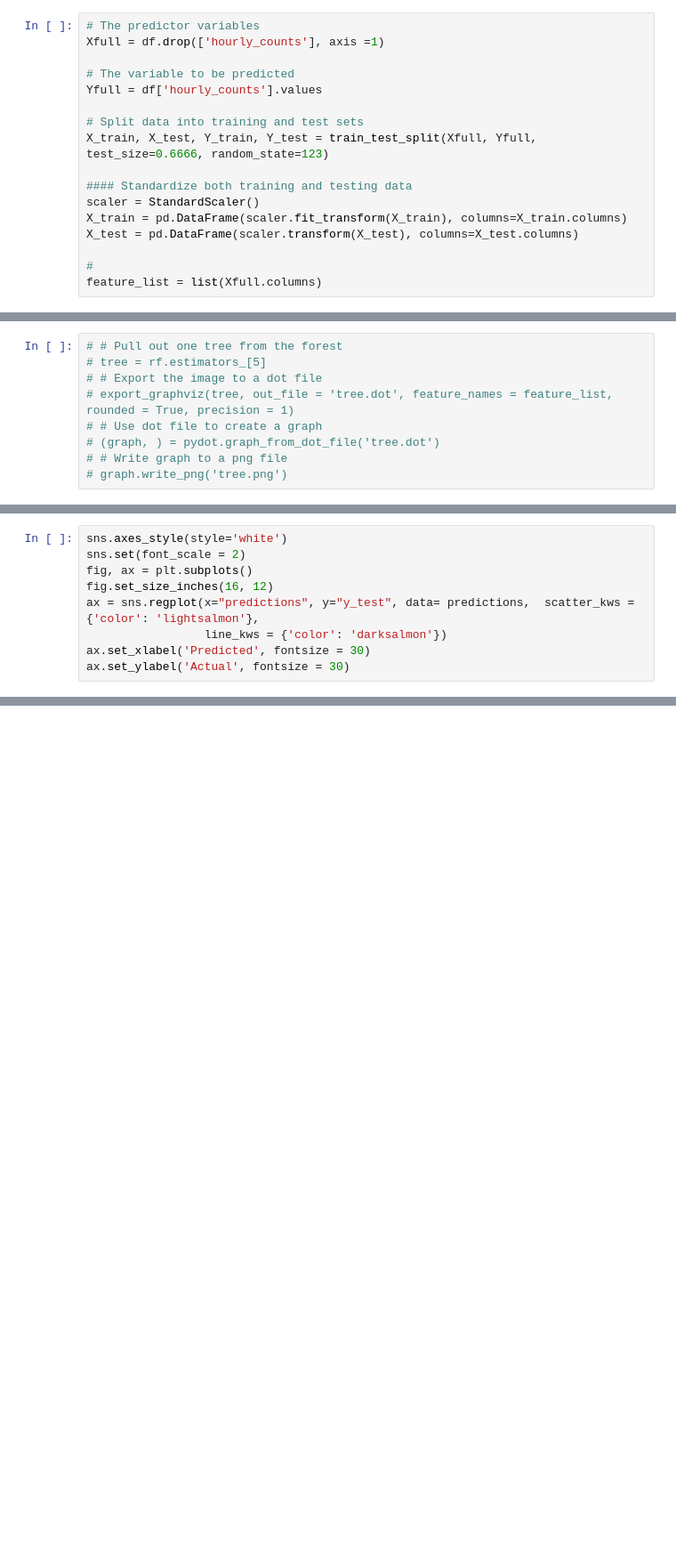
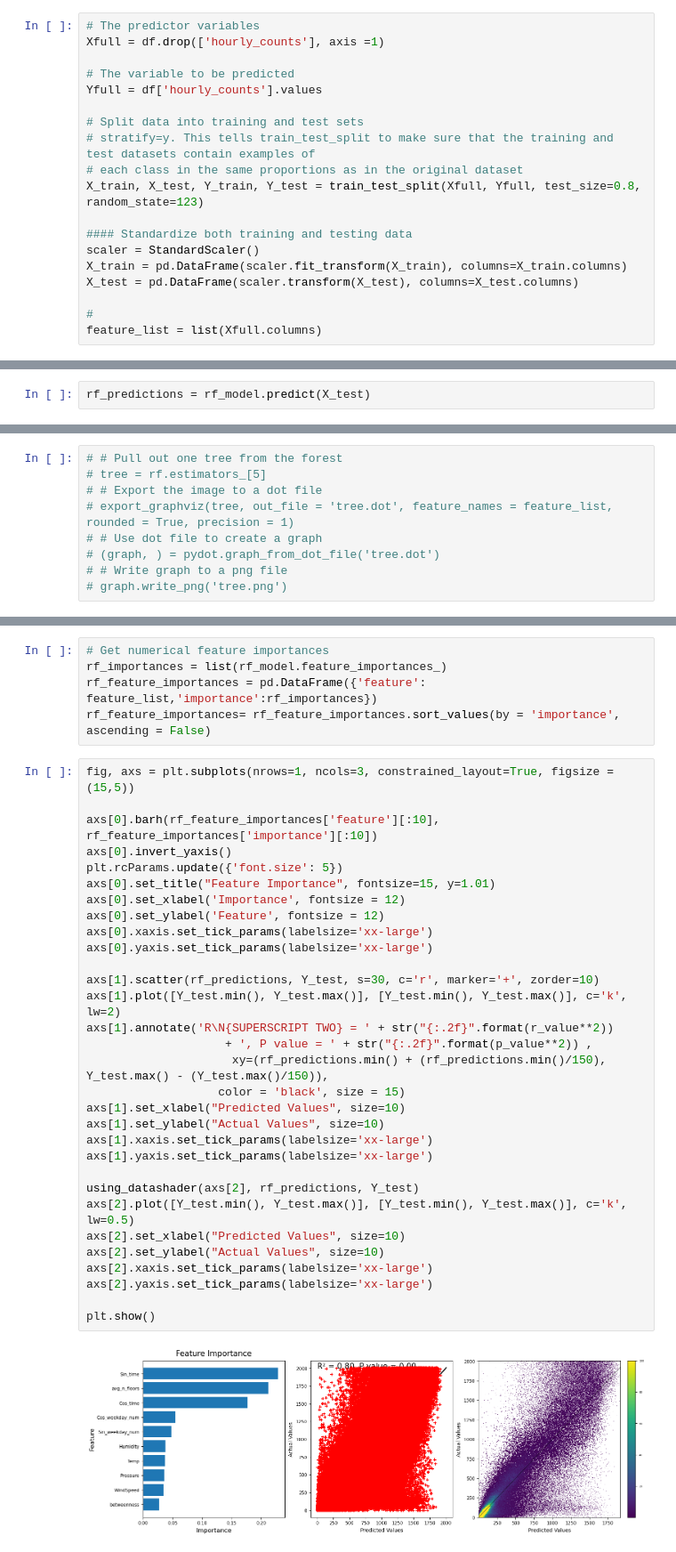
Before and after one commit to nickmalleson/footfall, a Jupyter notebook: MelbourneAnalysis/Modelling/NewModelling-AllVariables(NoSubtypes).ipynb, the cells around one changed output, grey strips where cells are left out. Shown: that part at 89% size. Cells and saved outputs as stored; diff of their text form; blank space fills up the shorter version.

```diff
--- a/MelbourneAnalysis/Modelling/NewModelling-AllVariables(NoSubtypes).ipynb
+++ b/MelbourneAnalysis/Modelling/NewModelling-AllVariables(NoSubtypes).ipynb
@@ -175,7 +91,9 @@ Xfull = df.drop(['hourly_counts'], axis =1)
 Yfull = df['hourly_counts'].values
 
 # Split data into training and test sets
-X_train, X_test, Y_train, Y_test = train_test_split(Xfull, Yfull, test_size=0.6666, random_state=123)
+# stratify=y. This tells train_test_split to make sure that the training and test datasets contain examples of
+# each class in the same proportions as in the original dataset
+X_train, X_test, Y_train, Y_test = train_test_split(Xfull, Yfull, test_size=0.8, random_state=123)
 
 #### Standardize both training and testing data
 scaler = StandardScaler()
@@ -393,0 +205,2 @@ mape = 100 * (errors / Y_test)
+# %%
+rf_predictions = rf_model.predict(X_test)
@@ -628,9 +234,0 @@ ax.set_ylabel('Feature', fontsize = 30)
-# %%
-sns.axes_style(style='white')
-sns.set(font_scale = 2)
-fig, ax = plt.subplots()
-fig.set_size_inches(16, 12)
-ax = sns.regplot(x="predictions", y="y_test", data= predictions,  scatter_kws = {'color': 'lightsalmon'},
-                 line_kws = {'color': 'darksalmon'})
-ax.set_xlabel('Predicted', fontsize = 30)
-ax.set_ylabel('Actual', fontsize = 30)
@@ -636,0 +247,38 @@ ax.set_ylabel('Actual', fontsize = 30)
+# %%
+# Get numerical feature importances
+rf_importances = list(rf_model.feature_importances_)
+rf_feature_importances = pd.DataFrame({'feature': feature_list,'importance':rf_importances})
+rf_feature_importances= rf_feature_importances.sort_values(by = 'importance', ascending = False)
+# %%
+fig, axs = plt.subplots(nrows=1, ncols=3, constrained_layout=True, figsize = (15,5))
+
+axs[0].barh(rf_feature_importances['feature'][:10], rf_feature_importances['importance'][:10])
+axs[0].invert_yaxis()
+plt.rcParams.update({'font.size': 5})
+axs[0].set_title("Feature Importance", fontsize=15, y=1.01)
+axs[0].set_xlabel('Importance', fontsize = 12)
+axs[0].set_ylabel('Feature', fontsize = 12)
+axs[0].xaxis.set_tick_params(labelsize='xx-large')
+axs[0].yaxis.set_tick_params(labelsize='xx-large')
+
+axs[1].scatter(rf_predictions, Y_test, s=30, c='r', marker='+', zorder=10)
+axs[1].plot([Y_test.min(), Y_test.max()], [Y_test.min(), Y_test.max()], c='k', lw=2)
+axs[1].annotate('R\N{SUPERSCRIPT TWO} = ' + str("{:.2f}".format(r_value**2))
+                    + ', P value = ' + str("{:.2f}".format(p_value**2)) ,
+                     xy=(rf_predictions.min() + (rf_predictions.min()/150), Y_test.max() - (Y_test.max()/150)),
+                   color = 'black', size = 15)
+axs[1].set_xlabel("Predicted Values", size=10)
+axs[1].set_ylabel("Actual Values", size=10)
+axs[1].xaxis.set_tick_params(labelsize='xx-large')
+axs[1].yaxis.set_tick_params(labelsize='xx-large')
+
+using_datashader(axs[2], rf_predictions, Y_test)
+axs[2].plot([Y_test.min(), Y_test.max()], [Y_test.min(), Y_test.max()], c='k', lw=0.5)
+axs[2].set_xlabel("Predicted Values", size=10)
+axs[2].set_ylabel("Actual Values", size=10)
+axs[2].xaxis.set_tick_params(labelsize='xx-large')
+axs[2].yaxis.set_tick_params(labelsize='xx-large')
+
+plt.show()
+# %% [output]
+[figure, added]
```
Also changed, not shown: parts of 87 cells of this notebook, 5 other files.
